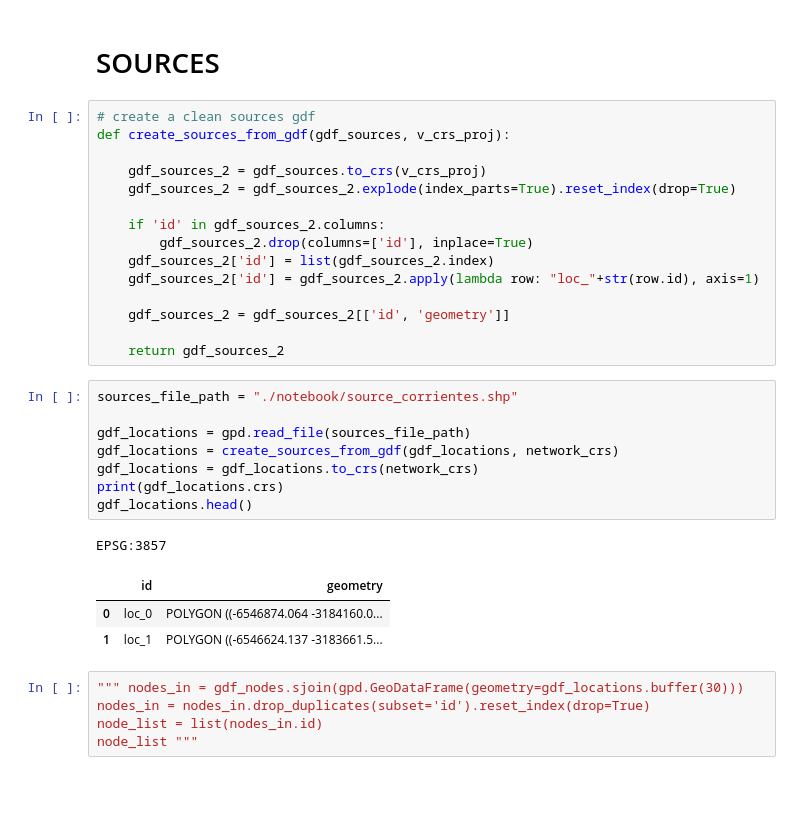
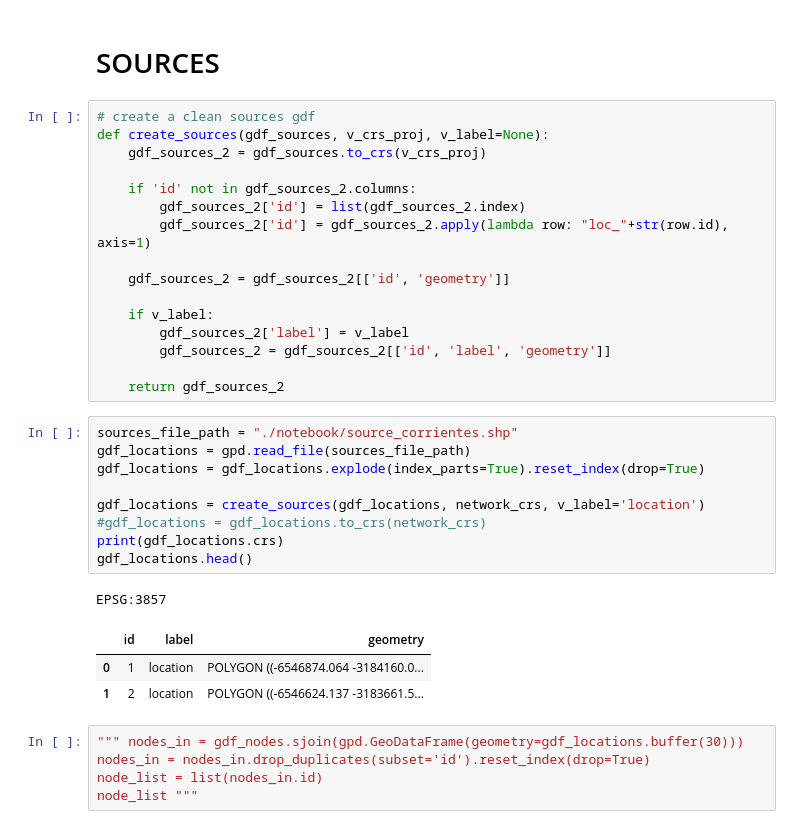
Before and after one commit to DiegoMCastellari/NetAna, a Jupyter notebook: prueba_v2.ipynb, the cells around one changed output. Cells and saved outputs as stored; diff of their text form; blank space fills up the shorter version.

```diff
--- a/prueba_v2.ipynb
+++ b/prueba_v2.ipynb
@@ -99,32 +49,34 @@ G
 # SOURCES
 # %%
 # create a clean sources gdf
-def create_sources_from_gdf(gdf_sources, v_crs_proj):
+def create_sources(gdf_sources, v_crs_proj, v_label=None):
+    gdf_sources_2 = gdf_sources.to_crs(v_crs_proj)
 
-    gdf_sources_2 = gdf_sources.to_crs(v_crs_proj)
-    gdf_sources_2 = gdf_sources_2.explode(index_parts=True).reset_index(drop=True)
-
-    if 'id' in gdf_sources_2.columns:
-        gdf_sources_2.drop(columns=['id'], inplace=True)
-    gdf_sources_2['id'] = list(gdf_sources_2.index)
-    gdf_sources_2['id'] = gdf_sources_2.apply(lambda row: "loc_"+str(row.id), axis=1)
+    if 'id' not in gdf_sources_2.columns:
+        gdf_sources_2['id'] = list(gdf_sources_2.index)
+        gdf_sources_2['id'] = gdf_sources_2.apply(lambda row: "loc_"+str(row.id), axis=1)
 
     gdf_sources_2 = gdf_sources_2[['id', 'geometry']]
 
+    if v_label:
+        gdf_sources_2['label'] = v_label
+        gdf_sources_2 = gdf_sources_2[['id', 'label', 'geometry']]
+
     return gdf_sources_2
 # %%
 sources_file_path = "./notebook/source_corrientes.shp"
+gdf_locations = gpd.read_file(sources_file_path)
+gdf_locations = gdf_locations.explode(index_parts=True).reset_index(drop=True)
 
-gdf_locations = gpd.read_file(sources_file_path)
-gdf_locations = create_sources_from_gdf(gdf_locations, network_crs)
-gdf_locations = gdf_locations.to_crs(network_crs)
+gdf_locations = create_sources(gdf_locations, network_crs, v_label='location')
+#gdf_locations = gdf_locations.to_crs(network_crs)
 print(gdf_locations.crs)
 gdf_locations.head()
 # %% [output]
 EPSG:3857
-|  | id | geometry |
-| 0 | loc_0 | POLYGON ((-6546874.064 -3184160.0... |
-| 1 | loc_1 | POLYGON ((-6546624.137 -3183661.5... |
+|  | id | label | geometry |
+| 0 | 1 | location | POLYGON ((-6546874.064 -3184160.0... |
+| 1 | 2 | location | POLYGON ((-6546624.137 -3183661.5... |
 # %%
 """ nodes_in = gdf_nodes.sjoin(gpd.GeoDataFrame(geometry=gdf_locations.buffer(30)))
 nodes_in = nodes_in.drop_duplicates(subset='id').reset_index(drop=True)
```
Also changed, not shown: parts of 21 cells of this notebook, 10 other files.
